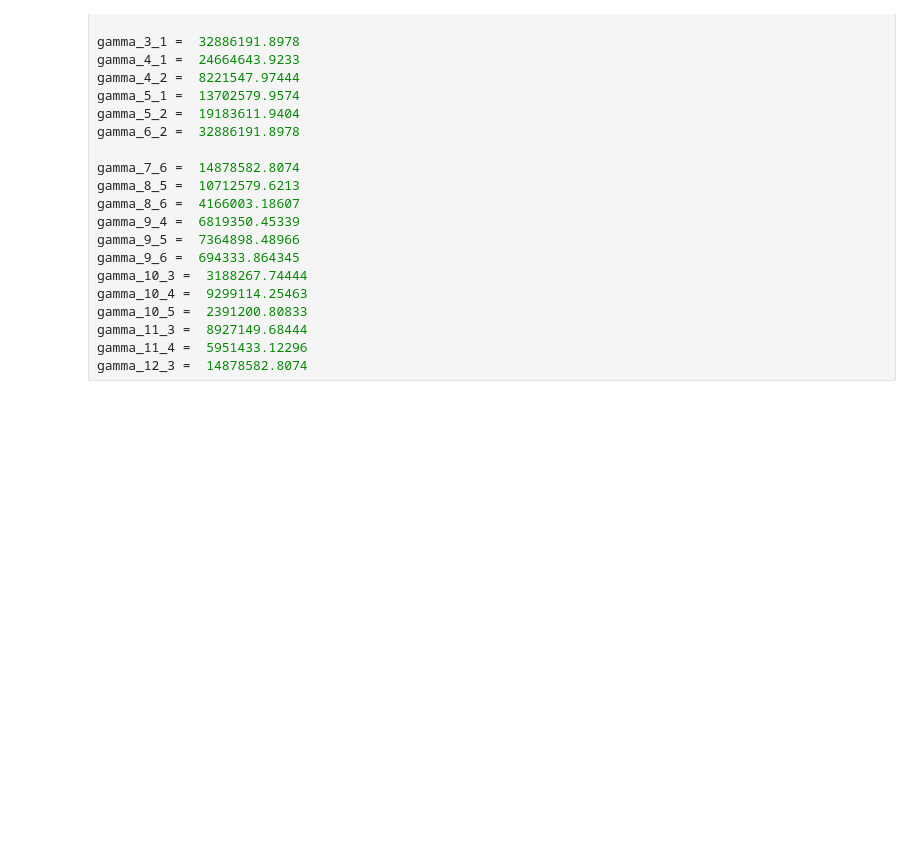
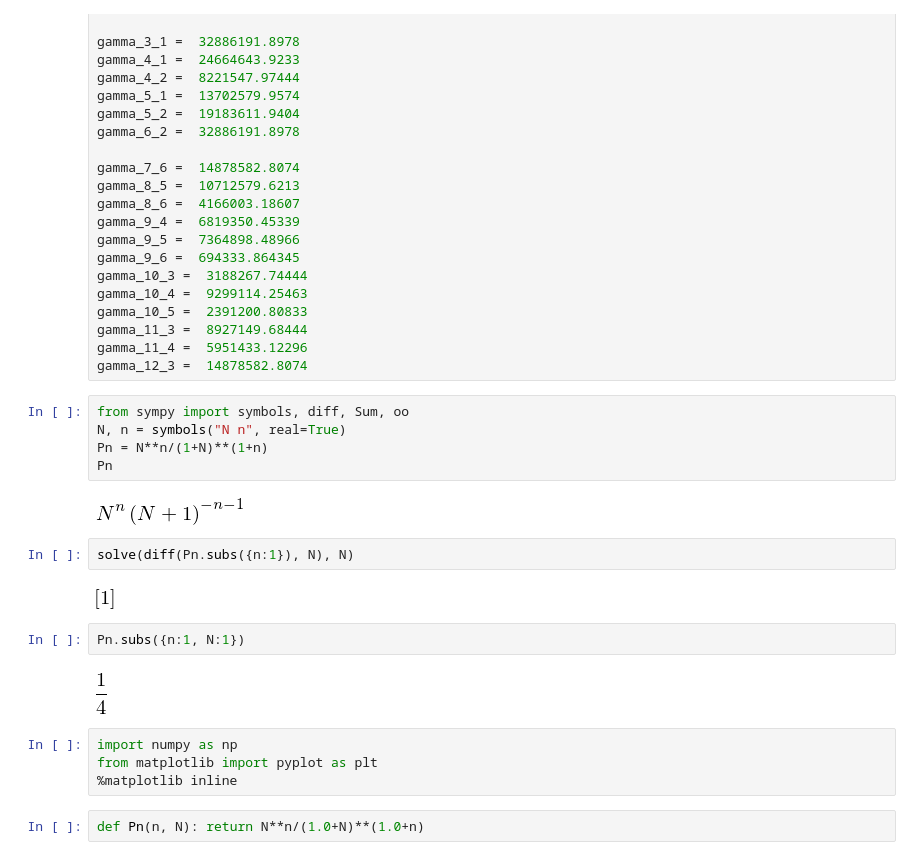
Before and after one commit to oscarlazoarjona/quantum_memories, a Jupyter notebook: examples/hyperfine_orca/Hyperfine numbers.ipynb, the cells around one changed output. Saved outputs shown, nothing was run; the diff lists cells and outputs as text; blank space fills up the shorter version.

```diff
--- a/examples/hyperfine_orca/Hyperfine numbers.ipynb
+++ b/examples/hyperfine_orca/Hyperfine numbers.ipynb
@@ -285,3 +335,24 @@ gamma_10_5 =  2391200.80833
 gamma_11_3 =  8927149.68444
 gamma_11_4 =  5951433.12296
 gamma_12_3 =  14878582.8074
+# %%
+from sympy import symbols, diff, Sum, oo
+N, n = symbols("N n", real=True)
+Pn = N**n/(1+N)**(1+n)
+Pn
+# %% [output]
+[figure, added]
+# %%
+solve(diff(Pn.subs({n:1}), N), N)
+# %% [output]
+[figure, added]
+# %%
+Pn.subs({n:1, N:1})
+# %% [output]
+[figure, added]
+# %%
+import numpy as np
+from matplotlib import pyplot as plt
+%matplotlib inline
+# %%
+def Pn(n, N): return N**n/(1.0+N)**(1.0+n)
```
Also changed, not shown: parts of 15 cells of this notebook, 2 other files.
